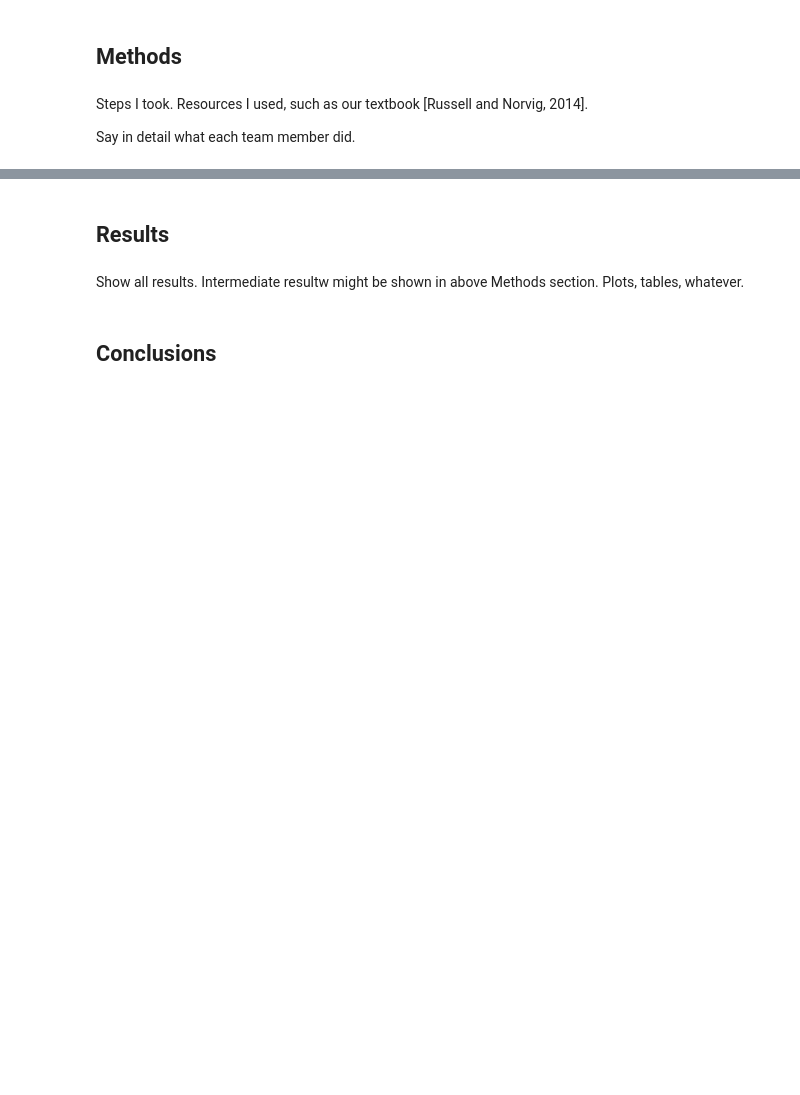
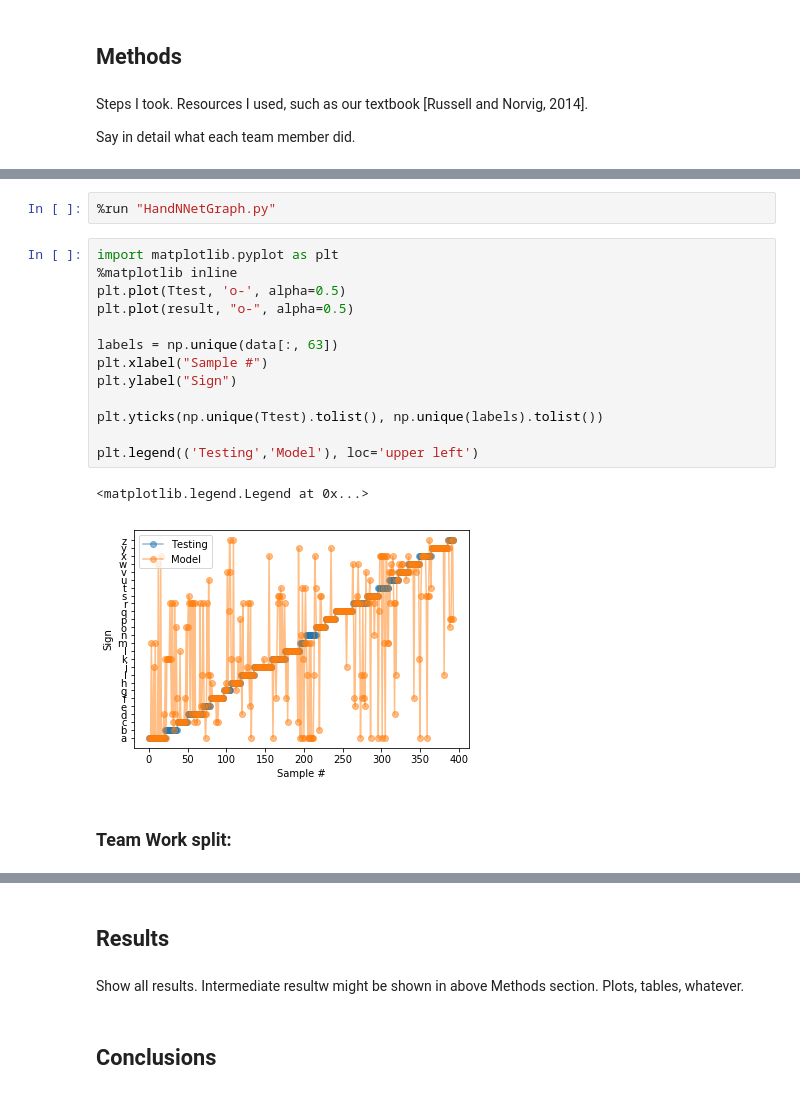
Before and after one commit to mjhehn/Sign-Language-Neural-Network, a Jupyter notebook: ASL Project Report.ipynb, the cells around one changed output, grey strips where cells are left out. Saved outputs shown, nothing was run; the diff lists cells and outputs as text; blank space fills up the shorter version.

```diff
--- a/ASL Project Report.ipynb
+++ b/ASL Project Report.ipynb
@@ -20,0 +70,20 @@ Say in detail what each team member did.
+# %%
+%run "HandNNetGraph.py"
+# %%
+import matplotlib.pyplot as plt
+%matplotlib inline
+plt.plot(Ttest, 'o-', alpha=0.5)
+plt.plot(result, "o-", alpha=0.5)
+
+labels = np.unique(data[:, 63])
+plt.xlabel("Sample #")
+plt.ylabel("Sign")
+
+plt.yticks(np.unique(Ttest).tolist(), np.unique(labels).tolist())
+
+plt.legend(('Testing','Model'), loc='upper left')
+# %% [output]
+<matplotlib.legend.Legend at 0x...>
+[figure, added]
+# %% [markdown]
+### Team Work split:
```
Also changed, not shown: parts of 11 cells of this notebook, 4 other files.
